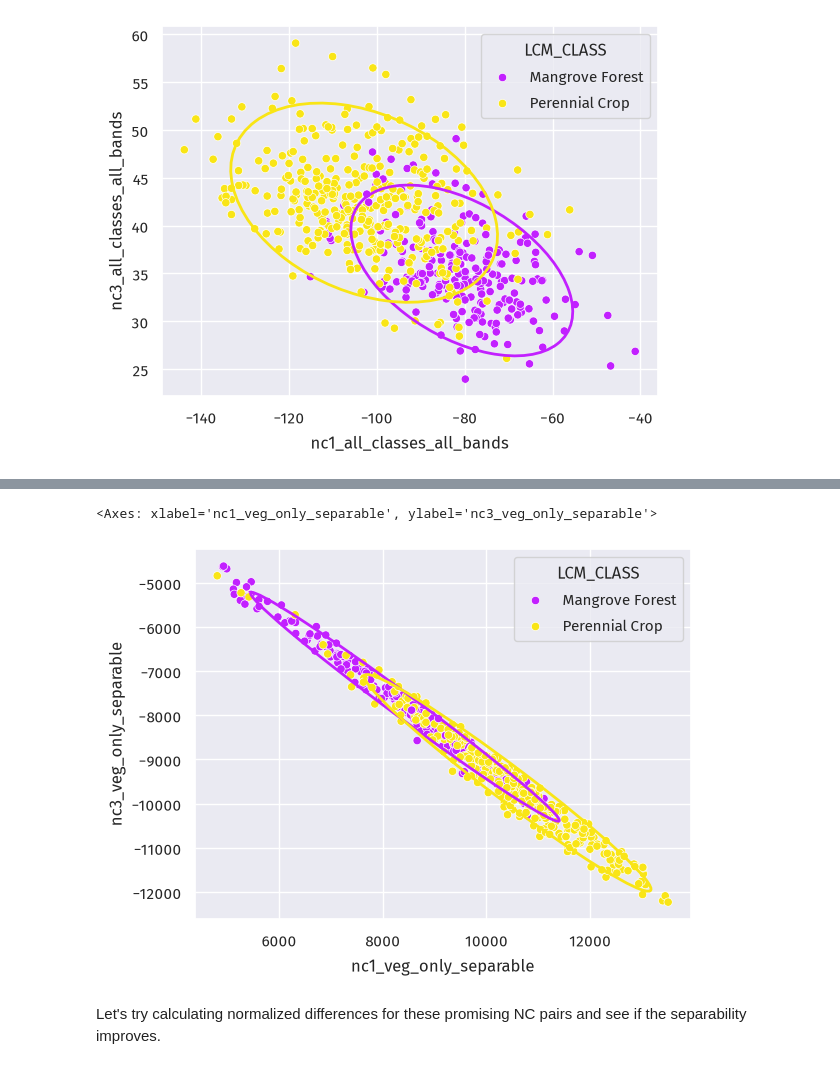
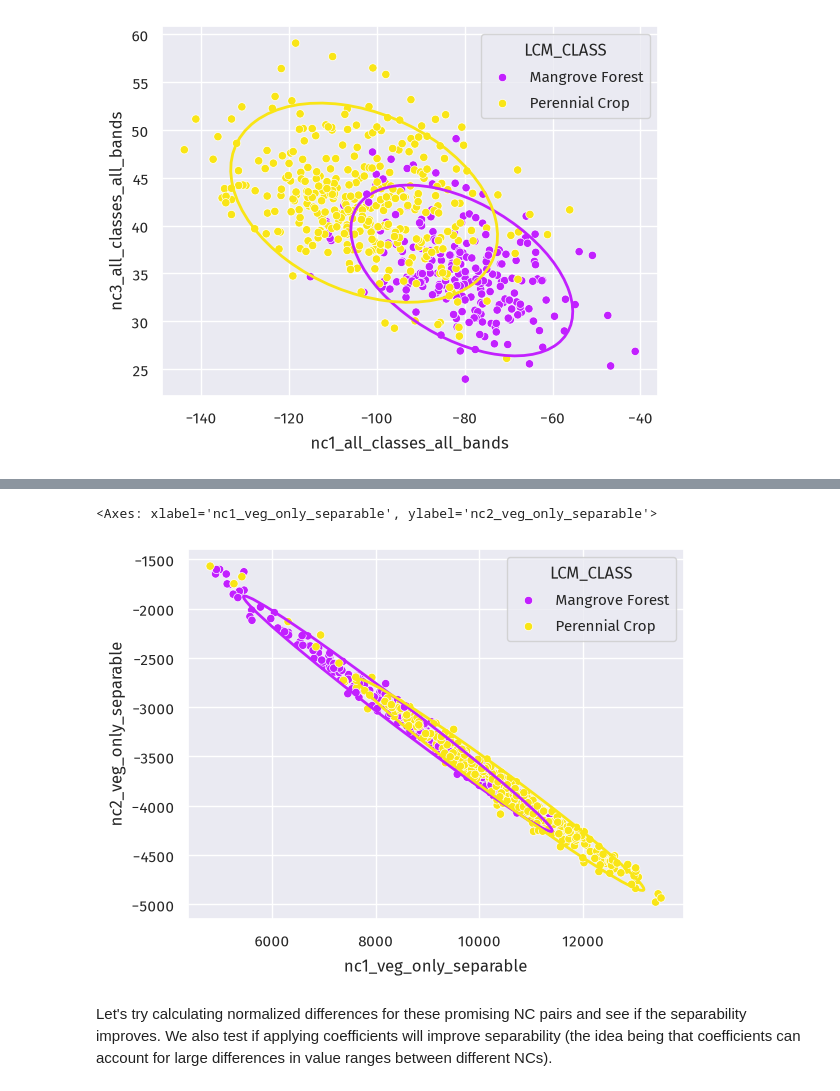
Before and after one commit to jeromemaiquez/gms-ir-mangrove-seagrass-surigao, a Jupyter notebook: main.ipynb, the cells around one changed output, grey strips where cells are left out. Cells and saved outputs as stored; diff of their text form; code cells hidden in the pictures.

```diff
--- a/main.ipynb
+++ b/main.ipynb
@@ -1087,17 +1133,17 @@ plot.scatterplot_bands(
 # %%
 plot.scatterplot_bands(
     data=df_nca_results,
     band_x='nc1_veg_only_separable',
-    band_y='nc3_veg_only_separable',
+    band_y='nc2_veg_only_separable',
     category_column='LCM_CLASS',
     cats_compared=dense_veg_classes,
     n_std=2
 )
 # %% [output]
-<Axes: xlabel='nc1_veg_only_separable', ylabel='nc3_veg_only_separable'>
+<Axes: xlabel='nc1_veg_only_separable', ylabel='nc2_veg_only_separable'>
-[figure, old version]
+[figure, new version]
 # %% [markdown]
-Let's try calculating normalized differences for these promising NC pairs and see if the separability improves.
+Let's try calculating normalized differences for these promising NC pairs and see if the separability improves. We also test if applying coefficients will improve separability (the idea being that coefficients can account for large differences in value ranges between different NCs).
 # %%
 df_nd_nca = df_nca_results[['LCM_CLASS']].copy(deep=True)
 
```
Also changed, not shown: parts of 12 cells of this notebook.
